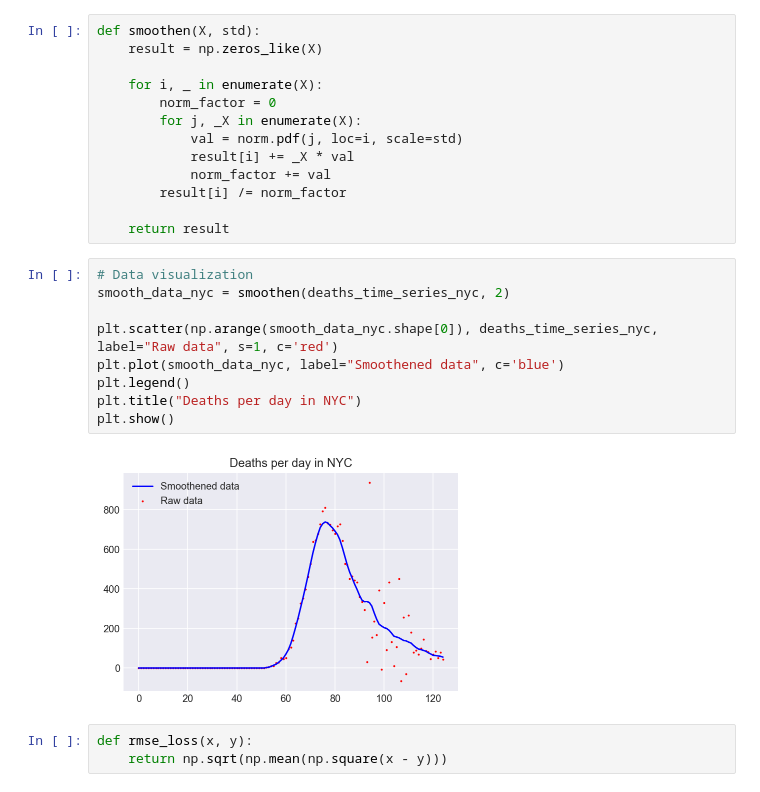
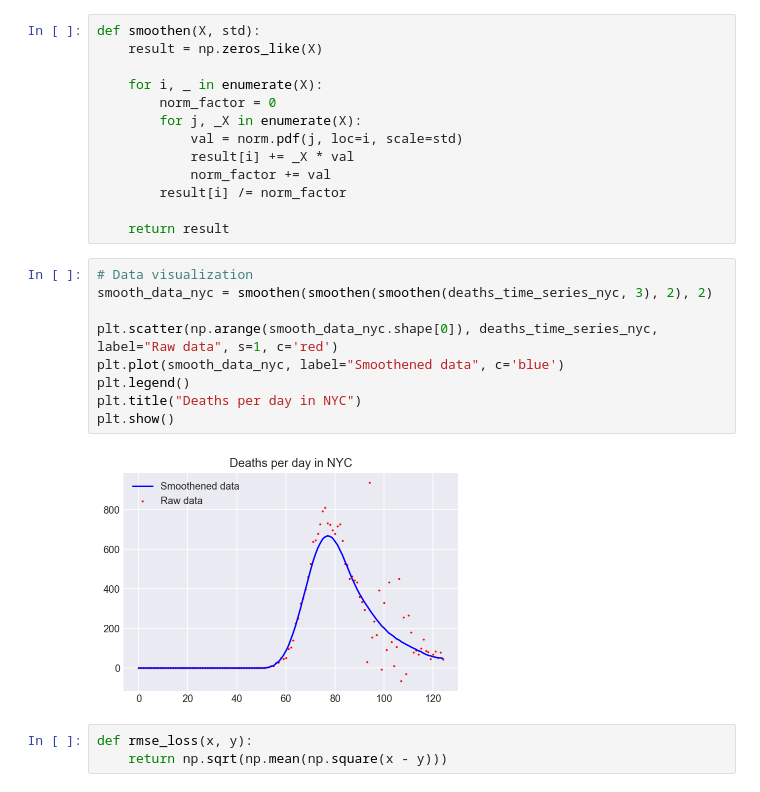
Before and after one commit to anag004/covid-model, a Jupyter notebook: ihme/SIER.ipynb, the cells around one changed output. Saved outputs shown, nothing was run; the diff lists cells and outputs as text.

```diff
--- a/ihme/SIER.ipynb
+++ b/ihme/SIER.ipynb
@@ -229,15 +207,15 @@ def smoothen(X, std):
     return result
 # %%
 # Data visualization
-smooth_data_nyc = smoothen(deaths_time_series_nyc, 2)
+smooth_data_nyc = smoothen(smoothen(smoothen(deaths_time_series_nyc, 3), 2), 2)
 
 plt.scatter(np.arange(smooth_data_nyc.shape[0]), deaths_time_series_nyc, label="Raw data", s=1, c='red')
 plt.plot(smooth_data_nyc, label="Smoothened data", c='blue')
 plt.legend()
 plt.title("Deaths per day in NYC")
 plt.show()
 # %% [output]
-[figure, old version]
+[figure, new version]
 # %%
 def rmse_loss(x, y):
     return np.sqrt(np.mean(np.square(x - y)))
```
Also changed, not shown: parts of 16 cells of this notebook.
